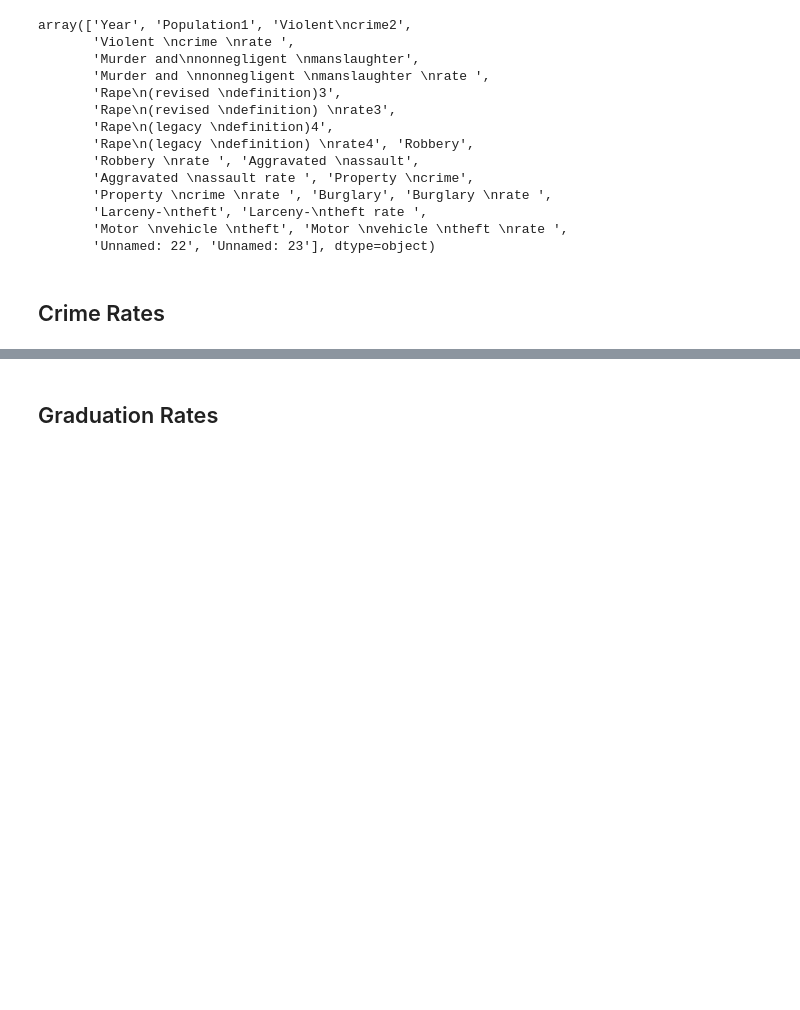
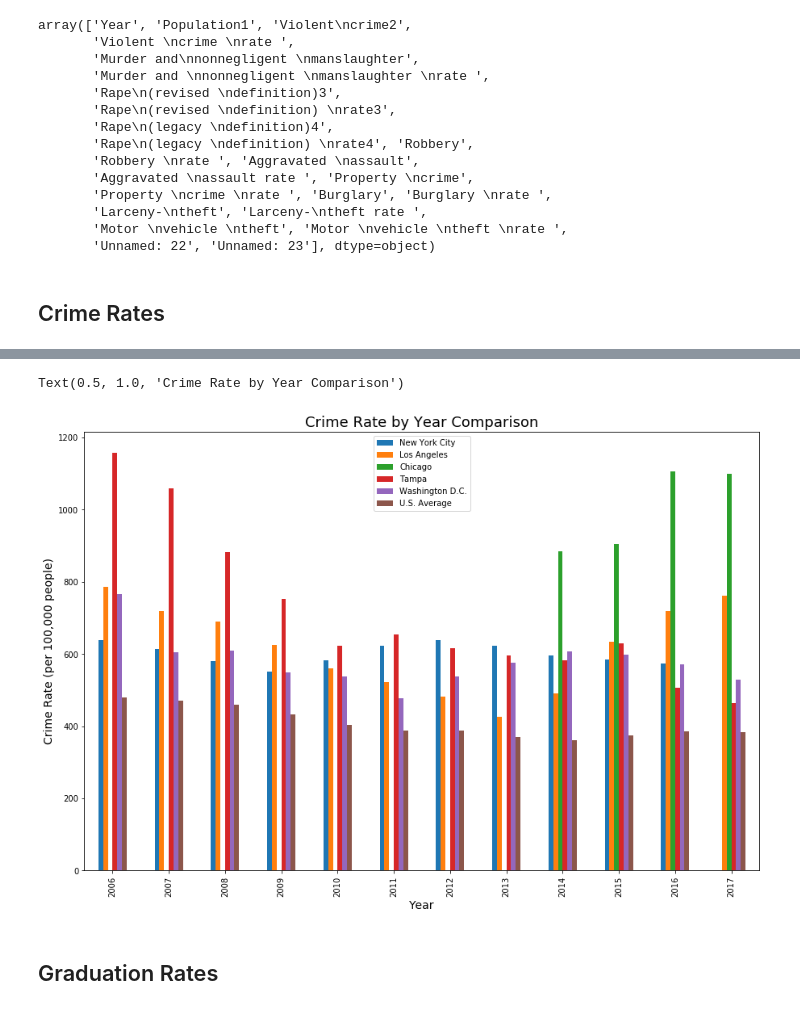
Before and after one commit to MikeAnderson89/National-Crime-Rate-Correlations, a Jupyter notebook: United States/National_Trial.ipynb, the cells around one changed output, grey strips where cells are left out. Drawn from its saved outputs; the diff is of its cells as text; code cells hidden in the pictures; blank space fills up the shorter version.

```diff
--- a/United States/National_Trial.ipynb
+++ b/United States/National_Trial.ipynb
@@ -77,3 +77,11 @@ Text(0.5, 1.0, 'Violent Crime Rate Comparison')
+# %%
+national_data.plot(kind='bar', x='year', figsize=(15,10))
+plt.xlabel('Year', size=14)
+plt.ylabel('Crime Rate (per 100,000 people)', size=14)
+plt.title('Crime Rate by Year Comparison', size=18)
+# %% [output]
+Text(0.5, 1.0, 'Crime Rate by Year Comparison')
+[figure, added]
 # %% [markdown]
 ## Graduation Rates
 # %%
```
Also changed, not shown: parts of 12 cells of this notebook, 1 other file.
